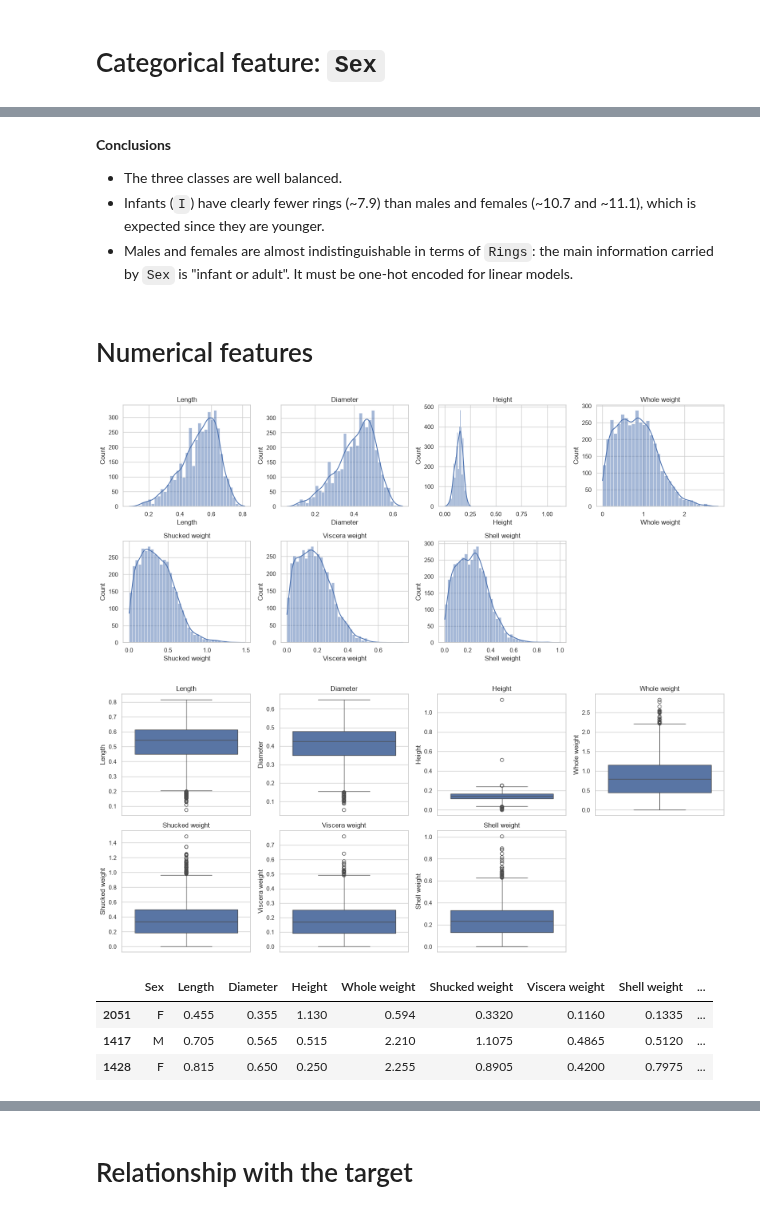
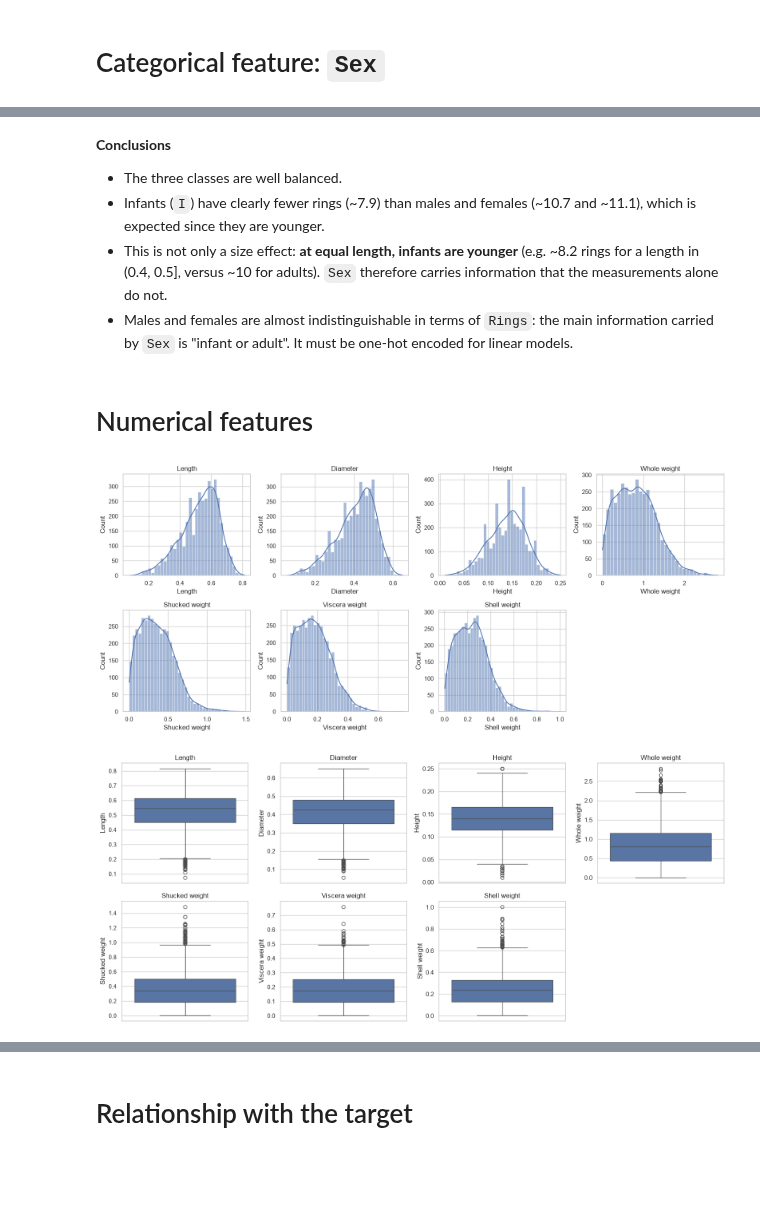
Before and after one commit to Spaard/xhec-mlops-2026-project, a Jupyter notebook: notebooks/eda.ipynb, the cells around one changed output, grey strips where cells are left out. Drawn from its saved outputs; the diff is of its cells as text; code cells hidden in the pictures; blank space fills up the shorter version.

Commit message:
feat: deepen EDA with physical consistency checks and age-group analysis

```diff
--- a/notebooks/eda.ipynb
+++ b/notebooks/eda.ipynb
@@ -104,0 +104,3 @@ df[(df[["Length", "Diameter", "Height"]] == 0).any(axis=1)]
+# %%
+height_ratio = df["Height"] / df["Length"]
+height_ratio.describe(percentiles=[0.001, 0.01, 0.5, 0.99, 0.999])
@@ -104,0 +119,19 @@ df[(df[["Length", "Diameter", "Height"]] == 0).any(axis=1)]
+# %%
+part_weights = ["Shucked weight", "Viscera weight", "Shell weight"]
+
+checks = pd.DataFrame(
+    {
+        "zero dimension": (df[["Length", "Diameter", "Height"]] == 0).any(axis=1),
+        "Diameter > Length": df["Diameter"] > df["Length"],
+        "part weight > Whole weight": (
+            df[part_weights].gt(df["Whole weight"], axis=0).any(axis=1)
+        ),
+        "Height / Length outside [0.05, 0.6]": ~height_ratio.between(0.05, 0.6),
+    }
+)
+invalid = checks.any(axis=1)
+print(checks.sum().to_string())
+print(f"\nInvalid rows: {invalid.sum()} ({invalid.mean():.2%} of the dataset)")
+
+reasons = checks[invalid].apply(lambda row: ", ".join(row.index[row]), axis=1)
+df[invalid].assign(reason=reasons)
@@ -104,0 +165,3 @@ df[(df[["Length", "Diameter", "Height"]] == 0).any(axis=1)]
+# %%
+df_clean = df[~invalid].reset_index(drop=True)
+print(f"Shape after cleaning: {df_clean.shape}")
@@ -143,36 +245,29 @@ df.groupby("Sex")["Rings"].agg(["count", "mean", "std"])
 **Conclusions**
 - The three classes are well balanced.
 - Infants (`I`) have clearly fewer rings (~7.9) than males and females (~10.7 and ~11.1), which is expected since they are younger.
+- This is not only a size effect: **at equal length, infants are younger** (e.g. ~8.2 rings for a length in (0.4, 0.5], versus ~10 for adults). `Sex` therefore carries information that the measurements alone do not.
 - Males and females are almost indistinguishable in terms of `Rings`: the main information carried by `Sex` is "infant or adult". It must be one-hot encoded for linear models.
 # %% [markdown]
 # Numerical features
 # %%
-num_cols = df.select_dtypes("number").columns.drop("Rings")
+num_cols = df_clean.select_dtypes("number").columns.drop("Rings")
 
 fig, axes = plt.subplots(2, 4, figsize=(16, 7))
 for ax, col in zip(axes.ravel(), num_cols, strict=False):
-    sns.histplot(df[col], kde=True, ax=ax)
+    sns.histplot(df_clean[col], kde=True, ax=ax)
     ax.set_title(col)
 axes.ravel()[-1].axis("off")
 plt.tight_layout()
 plt.show()
 # %% [output]
-[figure, old version]
+[figure, new version]
 # %%
 fig, axes = plt.subplots(2, 4, figsize=(16, 7))
 for ax, col in zip(axes.ravel(), num_cols, strict=False):
-    sns.boxplot(y=df[col], ax=ax)
+    sns.boxplot(y=df_clean[col], ax=ax)
     ax.set_title(col)
 axes.ravel()[-1].axis("off")
 plt.tight_layout()
 plt.show()
 # %% [output]
-[figure, old version]
+[figure, new version]
-# %%
-# Rows with the most extreme Height values
-df.nlargest(3, "Height")
-# %% [output]
-|  | Sex | Length | Diameter | Height | Whole weight | Shucked weight | Viscera weight | Shell weight | ... |
-| 2051 | F | 0.455 | 0.355 | 1.130 | 0.594 | 0.3320 | 0.1160 | 0.1335 | ... |
-| 1417 | M | 0.705 | 0.565 | 0.515 | 2.210 | 1.1075 | 0.4865 | 0.5120 | ... |
-| 1428 | F | 0.815 | 0.650 | 0.250 | 2.255 | 0.8905 | 0.4200 | 0.7975 | ... |
```
Also changed, not shown: parts of 34 cells of this notebook.
